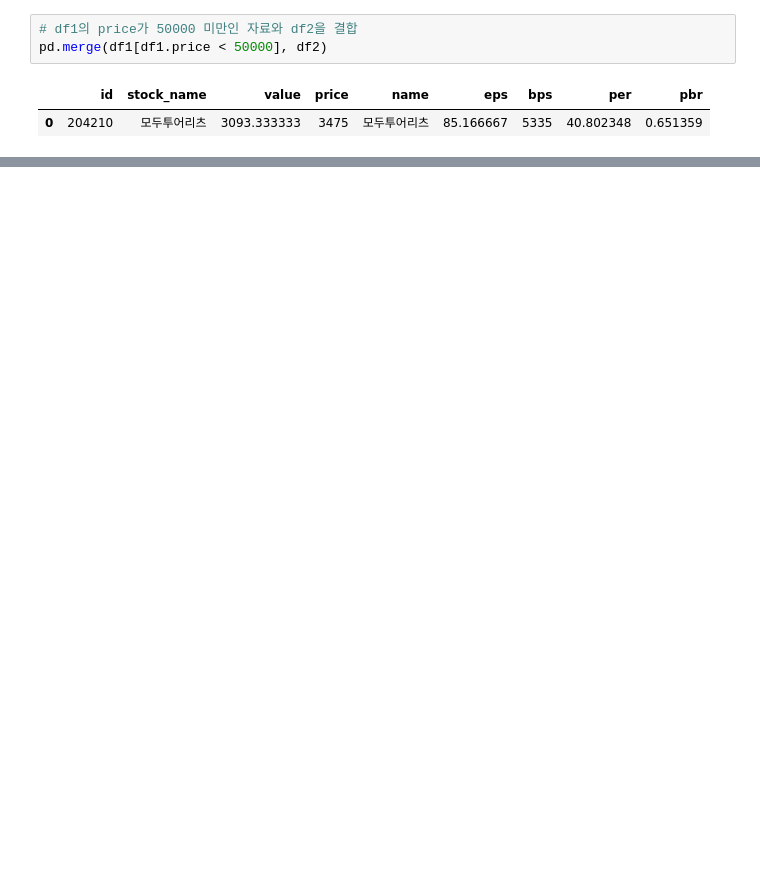
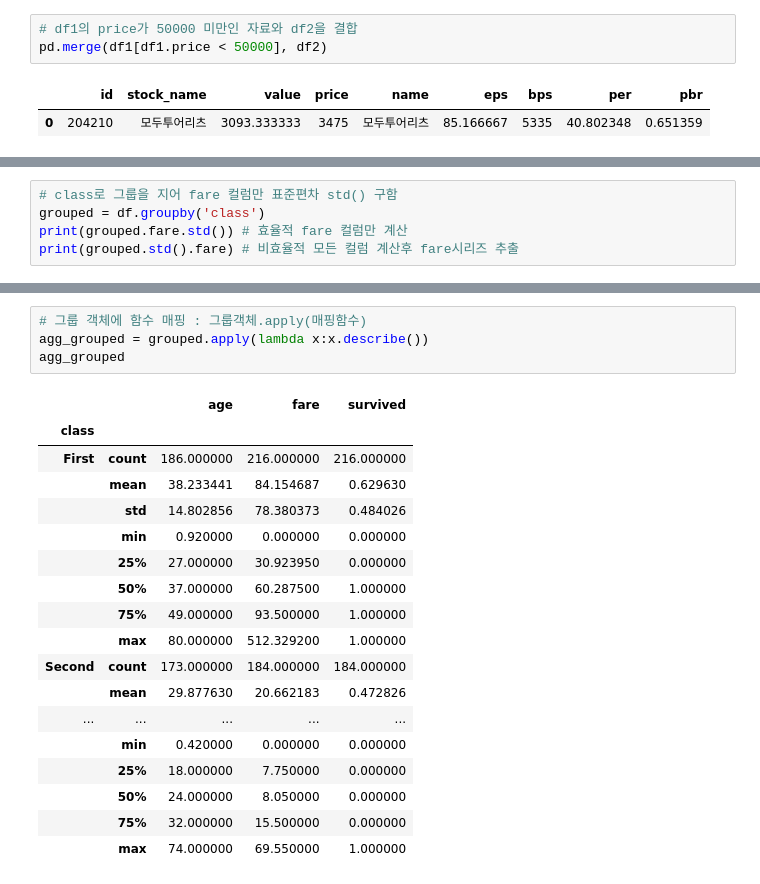
Before and after one commit to Mu-jun/python_ML_lib, a Jupyter notebook: part6-dataframe_utilization.ipynb, the cells around one changed output, grey strips where cells are left out. Cells and saved outputs as stored; diff of their text form; blank space fills up the shorter version.

```diff
--- a/part6-dataframe_applications.ipynb
+++ b/part6-dataframe_utilization.ipynb
@@ -584,0 +725,5 @@ pd.merge(df1[df1.price < 50000], df2)
+# %%
+# class로 그룹을 지어 fare 컬럼만 표준편차 std() 구함
+grouped = df.groupby('class')
+print(grouped.fare.std()) # 효율적 fare 컬럼만 계산
+print(grouped.std().fare) # 비효율적 모든 컬럼 계산후 fare시리즈 추출
@@ -584,0 +871,23 @@ pd.merge(df1[df1.price < 50000], df2)
+# %%
+# 그룹 객체에 함수 매핑 : 그룹객체.apply(매핑함수)
+agg_grouped = grouped.apply(lambda x:x.describe())
+agg_grouped
+# %% [output]
+|  |  | age | fare | survived |
+| class |  |  |  |  |
+| First | count | 186.000000 | 216.000000 | 216.000000 |
+|  | mean | 38.233441 | 84.154687 | 0.629630 |
+|  | std | 14.802856 | 78.380373 | 0.484026 |
+|  | min | 0.920000 | 0.000000 | 0.000000 |
+|  | 25% | 27.000000 | 30.923950 | 0.000000 |
+|  | 50% | 37.000000 | 60.287500 | 1.000000 |
+|  | 75% | 49.000000 | 93.500000 | 1.000000 |
+|  | max | 80.000000 | 512.329200 | 1.000000 |
+| Second | count | 173.000000 | 184.000000 | 184.000000 |
+|  | mean | 29.877630 | 20.662183 | 0.472826 |
+| ... | ... | ... | ... | ... |
+|  | min | 0.420000 | 0.000000 | 0.000000 |
+|  | 25% | 18.000000 | 7.750000 | 0.000000 |
+|  | 50% | 24.000000 | 8.050000 | 0.000000 |
+|  | 75% | 32.000000 | 15.500000 | 0.000000 |
+|  | max | 74.000000 | 69.550000 | 1.000000 |
```
Also changed, not shown: parts of 22 cells of this notebook.
